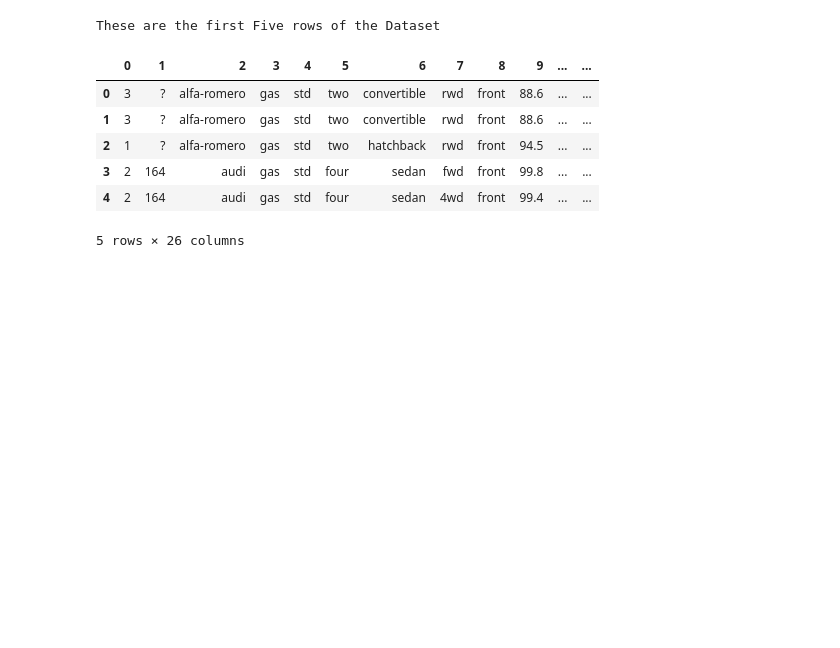
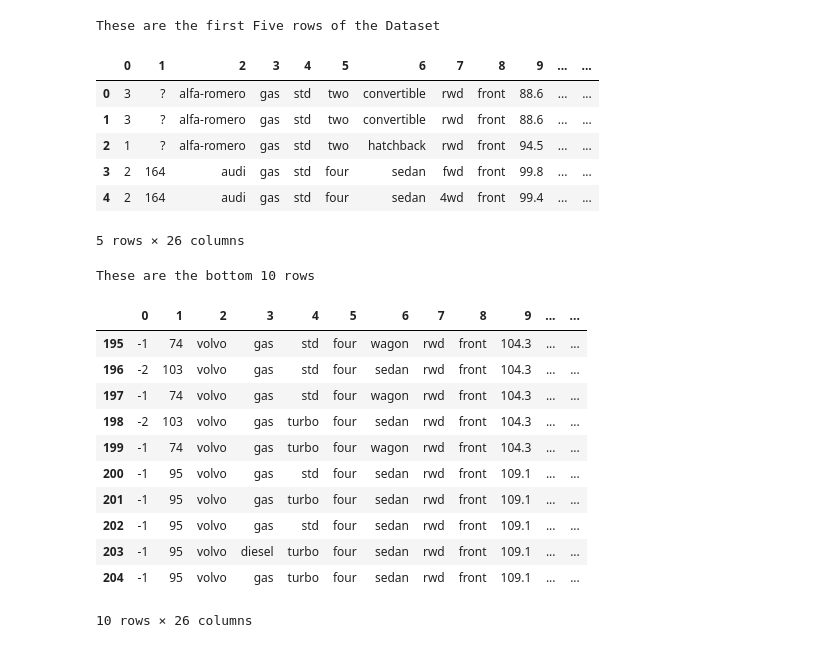
Before and after one commit to KennethNjuguna/Introduction-to-Jupyter-Notebooks, a Jupyter notebook: FirstJupyter.ipynb, the cells around one changed output. Drawn from its saved outputs; the diff is of its cells as text; code cells hidden in the pictures; blank space fills up the shorter version.

```diff
--- a/FirstJupyter.ipynb
+++ b/FirstJupyter.ipynb
@@ -65,3 +65,21 @@ These are the first Five rows of the Dataset
 | 3 | 2 | 164 | audi | gas | std | four | sedan | fwd | front | 99.8 | ... | ... |
 | 4 | 2 | 164 | audi | gas | std | four | sedan | 4wd | front | 99.4 | ... | ... |
 5 rows × 26 columns
+# %%
+#we can as well use df.tail(n) method to show the bottom rows of the dataframe.
+print("These are the bottom 10 rows")
+df.tail(10)
+# %% [output]
+These are the bottom 10 rows
+|  | 0 | 1 | 2 | 3 | 4 | 5 | 6 | 7 | 8 | 9 | ... | ... |
+| 195 | -1 | 74 | volvo | gas | std | four | wagon | rwd | front | 104.3 | ... | ... |
+| 196 | -2 | 103 | volvo | gas | std | four | sedan | rwd | front | 104.3 | ... | ... |
+| 197 | -1 | 74 | volvo | gas | std | four | wagon | rwd | front | 104.3 | ... | ... |
+| 198 | -2 | 103 | volvo | gas | turbo | four | sedan | rwd | front | 104.3 | ... | ... |
+| 199 | -1 | 74 | volvo | gas | turbo | four | wagon | rwd | front | 104.3 | ... | ... |
+| 200 | -1 | 95 | volvo | gas | std | four | sedan | rwd | front | 109.1 | ... | ... |
+| 201 | -1 | 95 | volvo | gas | turbo | four | sedan | rwd | front | 109.1 | ... | ... |
+| 202 | -1 | 95 | volvo | gas | std | four | sedan | rwd | front | 109.1 | ... | ... |
+| 203 | -1 | 95 | volvo | diesel | turbo | four | sedan | rwd | front | 109.1 | ... | ... |
+| 204 | -1 | 95 | volvo | gas | turbo | four | sedan | rwd | front | 109.1 | ... | ... |
+10 rows × 26 columns
```
